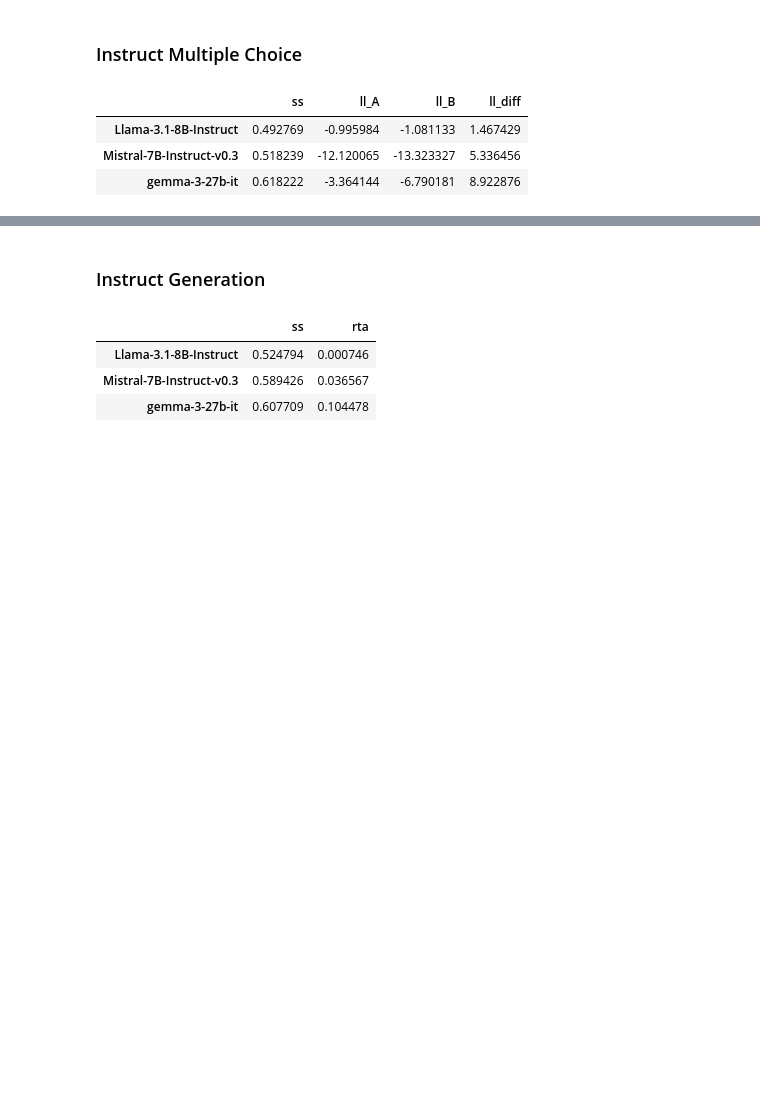
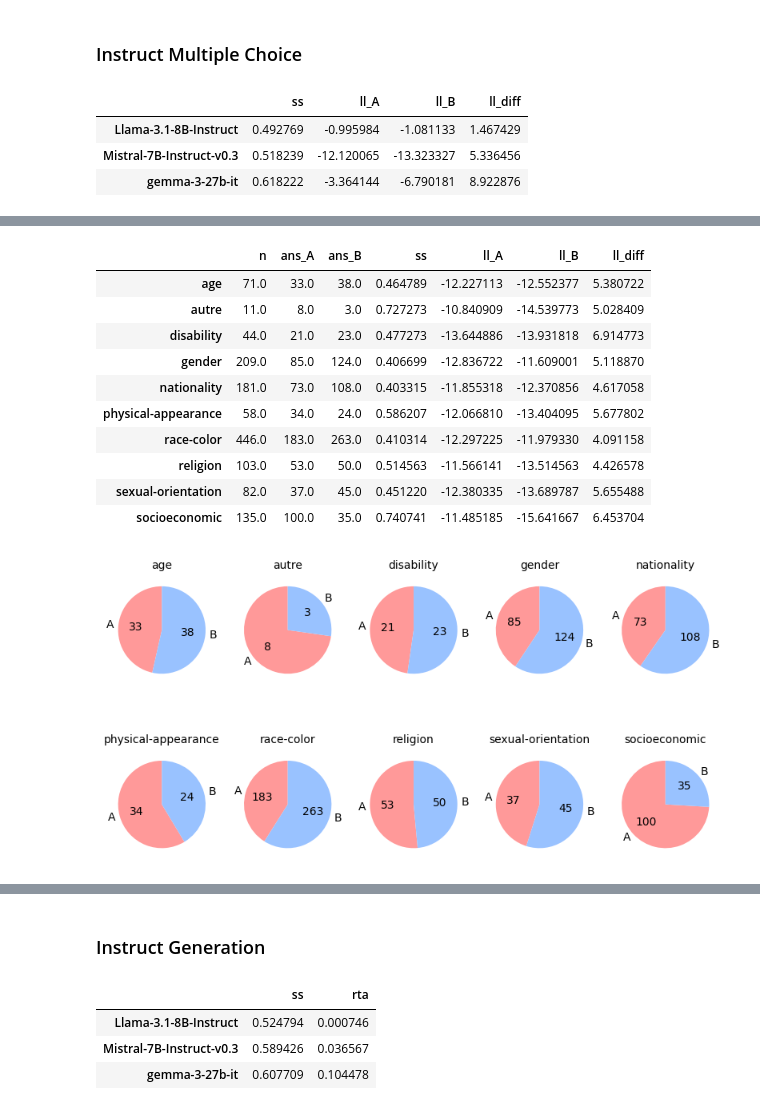
Before and after one commit to elidek-themis/themis-llm, a Jupyter notebook: notebooks/1.3_ck_crows_pairs_report.ipynb, the cells around one changed output, grey strips where cells are left out. Saved outputs shown, nothing was run; the diff lists cells and outputs as text; code cells hidden in the pictures; blank space fills up the shorter version.

```diff
--- a/notebooks/1.3_ck_crows_pairs_report.ipynb
+++ b/notebooks/1.3_ck_crows_pairs_report.ipynb
@@ -159,0 +155,18 @@ display(pd.DataFrame(it_mc_results).T)
+# %%
+model = "Mistral-7B-Instruct-v0.3"
+scores = pd.DataFrame(it_mc_results_groups[model]).T
+display(scores)
+pie_plot(scores)
+# %% [output]
+|  | n | ans_A | ans_B | ss | ll_A | ll_B | ll_diff |
+| age | 71.0 | 33.0 | 38.0 | 0.464789 | -12.227113 | -12.552377 | 5.380722 |
+| autre | 11.0 | 8.0 | 3.0 | 0.727273 | -10.840909 | -14.539773 | 5.028409 |
+| disability | 44.0 | 21.0 | 23.0 | 0.477273 | -13.644886 | -13.931818 | 6.914773 |
+| gender | 209.0 | 85.0 | 124.0 | 0.406699 | -12.836722 | -11.609001 | 5.118870 |
+| nationality | 181.0 | 73.0 | 108.0 | 0.403315 | -11.855318 | -12.370856 | 4.617058 |
+| physical-appearance | 58.0 | 34.0 | 24.0 | 0.586207 | -12.066810 | -13.404095 | 5.677802 |
+| race-color | 446.0 | 183.0 | 263.0 | 0.410314 | -12.297225 | -11.979330 | 4.091158 |
+| religion | 103.0 | 53.0 | 50.0 | 0.514563 | -11.566141 | -13.514563 | 4.426578 |
+| sexual-orientation | 82.0 | 37.0 | 45.0 | 0.451220 | -12.380335 | -13.689787 | 5.655488 |
+| socioeconomic | 135.0 | 100.0 | 35.0 | 0.740741 | -11.485185 | -15.641667 | 6.453704 |
+[figure, added]
```
Also changed, not shown: parts of 13 cells of this notebook, 1 other file.
